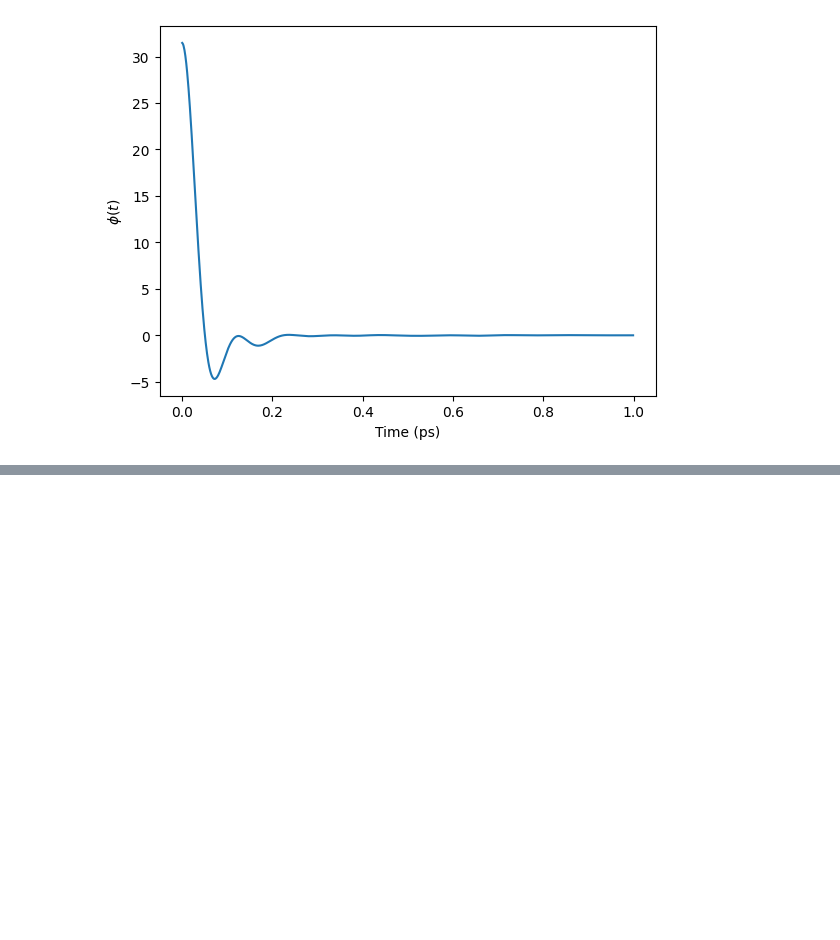
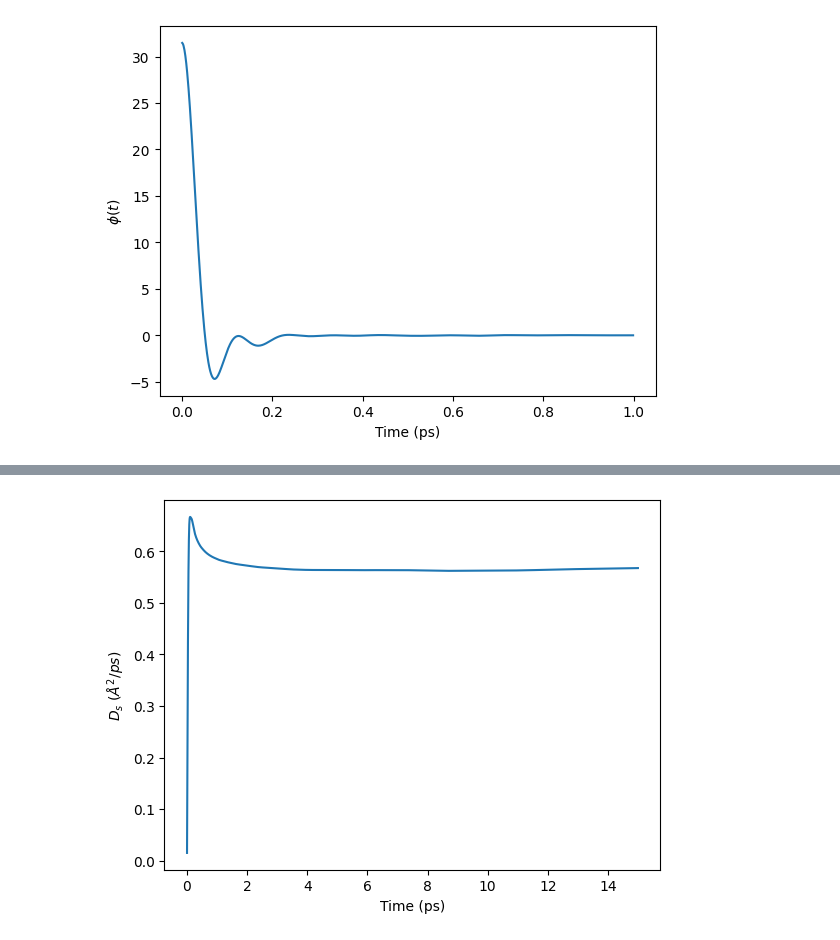
Before and after one commit to gujoh/compfys-h1b, a Jupyter notebook: plotting/task3_and_4.ipynb, the cells around one changed output, grey strips where cells are left out. Saved outputs shown, nothing was run; the diff lists cells and outputs as text; code cells hidden in the pictures; blank space fills up the shorter version.

```diff
--- a/plotting/task3_and_4.ipynb
+++ b/plotting/task3_and_4.ipynb
@@ -133,0 +201,8 @@ Self diffusion coefficient: 0.00043
+# %%
+t = np.arange(msd_liqiud.shape[0]) * 0.001
+plt.plot(t, msd_liqiud / (6 * t))
+plt.xlabel("Time (ps)")
+plt.ylabel("$D_s$ ($Å^2 / ps$)")
+plt.show()
+# %% [output]
+[figure, added]
```
Also changed, not shown: parts of 5 cells of this notebook, 6 other files.
